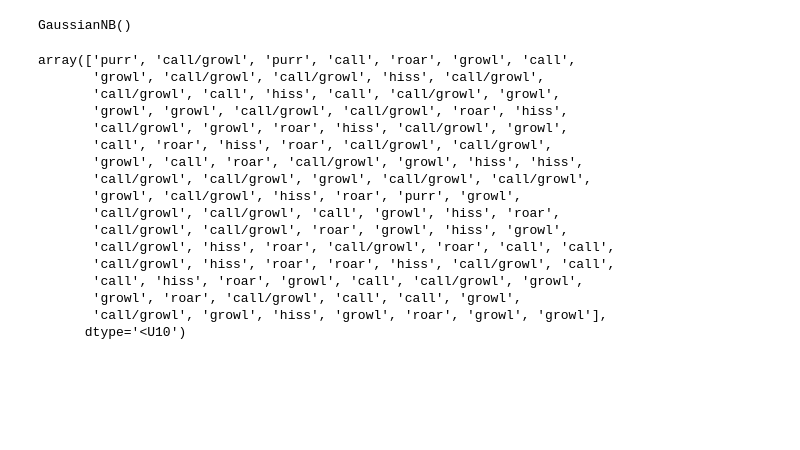
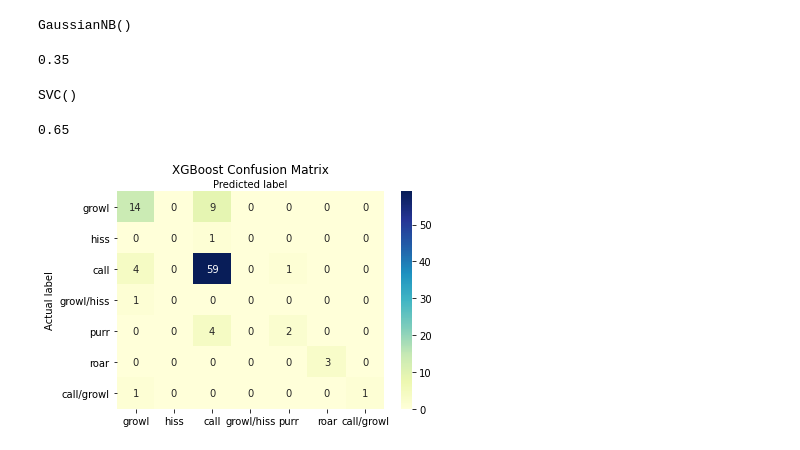
Before and after one commit to kexantus/felidetect, a Jupyter notebook: Feature Cleaning and First Models.ipynb, the cells around one changed output. Drawn from its saved outputs; the diff is of its cells as text; code cells hidden in the pictures; blank space fills up the shorter version.

Commit message:
Added confusion matrices and added a test SVM

```diff
--- a/Feature Cleaning and First Models.ipynb
+++ b/Feature Cleaning and First Models.ipynb
@@ -83,7 +91,7 @@ x_train, x_test, y_train, y_test = train_test_split(x_dummies, y, test_size = 0.
 parameters = dict(
     objective='multi:softprob',
     random_state = 30,
-    max_depth=11,
+    max_depth=9,
     learning_rate=0.01,
     subsample=0.8,
     colsample_bytree=0.4,
@@ -127,22 +157,8 @@ gnb.fit(x_train, y_train)
 # %% [output]
 GaussianNB()
 # %%
-gnb.predict(x_test)
+y_pred_nb = gnb.predict(x_test)
-# %% [output]
-array(['purr', 'call/growl', 'purr', 'call', 'roar', 'growl', 'call',
-       'growl', 'call/growl', 'call/growl', 'hiss', 'call/growl',
-       'call/growl', 'call', 'hiss', 'call', 'call/growl', 'growl',
-       'growl', 'growl', 'call/growl', 'call/growl', 'roar', 'hiss',
-       'call/growl', 'growl', 'roar', 'hiss', 'call/growl', 'growl',
-       'call', 'roar', 'hiss', 'roar', 'call/growl', 'call/growl',
-       'growl', 'call', 'roar', 'call/growl', 'growl', 'hiss', 'hiss',
-       'call/growl', 'call/growl', 'growl', 'call/growl', 'call/growl',
-       'growl', 'call/growl', 'hiss', 'roar', 'purr', 'growl',
-       'call/growl', 'call/growl', 'call', 'growl', 'hiss', 'roar',
-       'call/growl', 'call/growl', 'roar', 'growl', 'hiss', 'growl',
-       'call/growl', 'hiss', 'roar', 'call/growl', 'roar', 'call', 'call',
-       'call/growl', 'hiss', 'roar', 'roar', 'hiss', 'call/growl', 'call',
-       'call', 'hiss', 'roar', 'growl', 'call', 'call/growl', 'growl',
-       'growl', 'roar', 'call/growl', 'call', 'call', 'growl',
-       'call/growl', 'growl', 'hiss', 'growl', 'roar', 'growl', 'growl'],
-      dtype='<U10')
+# %%
+gnb.score(x_test, y_test)
+# %% [output]
+0.35
@@ -148,0 +167,4 @@ array(['purr', 'call/growl', 'purr', 'call', 'roar', 'growl', 'call',
+# %%
+clf_svc.fit(x_train, y_train)
+# %% [output]
+SVC()
@@ -148,0 +173,18 @@ array(['purr', 'call/growl', 'purr', 'call', 'roar', 'growl', 'call',
+# %%
+clf_svc.score(x_test, y_test)
+# %% [output]
+0.65
+# %%
+names = ['growl', 'hiss', 'call', 'growl/hiss', 'purr', 'roar',
+       'call/growl']
+cnf = confusion_matrix(y_test, y_pred)
+fig, ax = plt.subplots()
+tick_marks = np.arange(len(names))
+sns.heatmap(cnf, annot = True, xticklabels = names, cmap= "YlGnBu", yticklabels = names)
+ax.xaxis.set_label_position('top')
+plt.title('XGBoost Confusion Matrix')
+plt.ylabel('Actual label')
+plt.xlabel('Predicted label')
+plt.show()
+# %% [output]
+[figure, added]
```
Also changed, not shown: parts of 12 cells of this notebook.
